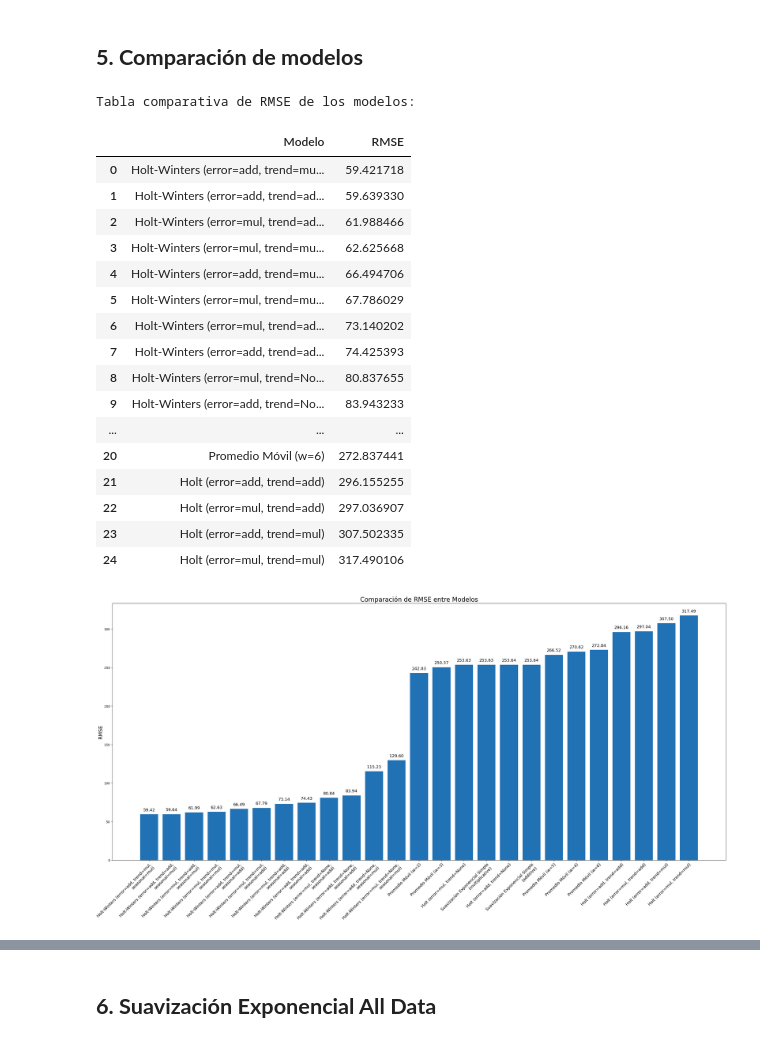
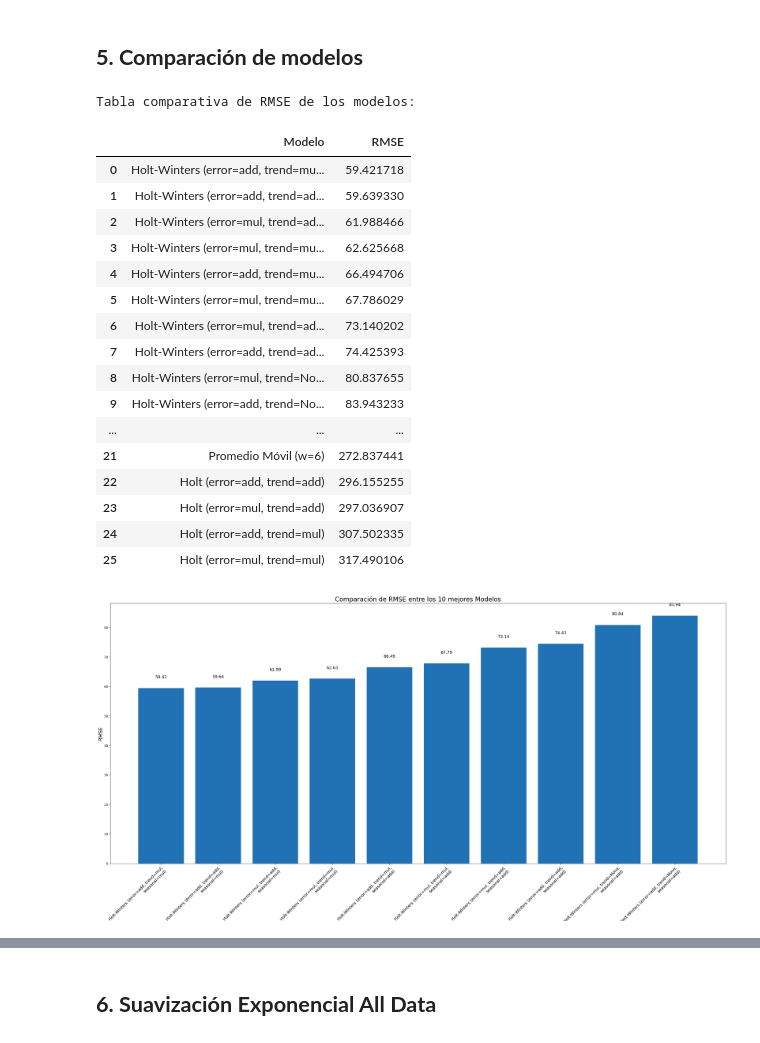
Before and after one commit to mafab9125/Fundamentos_Analitica, a Jupyter notebook: Series_de_tiempo/Taller_series_tiempo_2.ipynb, the cells around one changed output, grey strips where cells are left out. Drawn from its saved outputs; the diff is of its cells as text; code cells hidden in the pictures.

```diff
--- a/Series_de_tiempo/Taller_series_tiempo_2.ipynb
+++ b/Series_de_tiempo/Taller_series_tiempo_2.ipynb
@@ -159,6 +162,7 @@ ma_3_f= fore_ma(train_td,3,6)
 ma_4_f= fore_ma(train_td,4,6)
 ma_5_f= fore_ma(train_td,5,6)
 ma_6_f= fore_ma(train_td,6,6)
+ma_7_f= fore_ma(train_td,7,6)
 # %%
 test_td
 # %% [output]
@@ -187,4 +191,5 @@ rmse_ma_3 = np.sqrt(mean_squared_error(test_td,ma_3_f ))
 rmse_ma_4 = np.sqrt(mean_squared_error(test_td,ma_4_f ))
 rmse_ma_5 = np.sqrt(mean_squared_error(test_td,ma_5_f ))
 rmse_ma_6 = np.sqrt(mean_squared_error(test_td,ma_6_f ))
+rmse_ma_7 = np.sqrt(mean_squared_error(test_td,ma_7_f ))
 # %%
@@ -483,6 +550,7 @@ Resultados_RMSE = {
     'Promedio Móvil (w=4)': rmse_ma_4,
     'Promedio Móvil (w=5)': rmse_ma_5,
     'Promedio Móvil (w=6)': rmse_ma_6,
+    'Promedio Móvil (w=7)': rmse_ma_7,
     'Suavización Exponencial Simple (additive)': np.sqrt(mean_squared_error(test_td, results['add']['Point_forecast'])),
     'Suavización Exponencial Simple (multiplicative)': np.sqrt(mean_squared_error(test_td, results['mul']['Point_forecast'])),
     'Holt (error=add, trend=add)': np.sqrt(mean_squared_error(test_td, results_holt['error_add, trend_add']['Point_forecast'])),
@@ -535,29 +603,32 @@ Tabla comparativa de RMSE de los modelos:
 | 8 | Holt-Winters (error=mul, trend=No... | 80.837655 |
 | 9 | Holt-Winters (error=add, trend=No... | 83.943233 |
 | ... | ... | ... |
-| 20 | Promedio Móvil (w=6) | 272.837441 |
-| 21 | Holt (error=add, trend=add) | 296.155255 |
-| 22 | Holt (error=mul, trend=add) | 297.036907 |
-| 23 | Holt (error=add, trend=mul) | 307.502335 |
-| 24 | Holt (error=mul, trend=mul) | 317.490106 |
+| 21 | Promedio Móvil (w=6) | 272.837441 |
+| 22 | Holt (error=add, trend=add) | 296.155255 |
+| 23 | Holt (error=mul, trend=add) | 297.036907 |
+| 24 | Holt (error=add, trend=mul) | 307.502335 |
+| 25 | Holt (error=mul, trend=mul) | 317.490106 |
 # %%
 plt.figure(figsize=(28, 14))
-bars = plt.bar(Comparativo_RMSE['Modelo'], Comparativo_RMSE['RMSE'], color='#2171b5')
+# Select the top 10 models based on RMSE
+top_10_models = Comparativo_RMSE.head(10)
+
+bars = plt.bar(top_10_models['Modelo'], top_10_models['RMSE'], color='#2171b5')
 
 # Mejor rotación y alineación, fuente grande
 plt.xticks(rotation=45, ha='right', fontsize=13, wrap=True)
 
 plt.xlabel("Modelo", fontsize=16)
 plt.ylabel("RMSE", fontsize=16)
-plt.title("Comparación de RMSE entre Modelos", fontsize=20)
+plt.title("Comparación de RMSE entre los 10 mejores Modelos", fontsize=20)
 
 # Etiquetas numéricas encima de cada barra
 for bar in bars:
     yval = bar.get_height()
     plt.text(bar.get_x() + bar.get_width()/2, yval + 3,
              f'{yval:.2f}', ha='center', va='bottom', fontsize=13)
 
 plt.tight_layout()
 plt.show()
 # %% [output]
-[figure, old version]
+[figure, new version]
```
Also changed, not shown: parts of 13 cells of this notebook.
